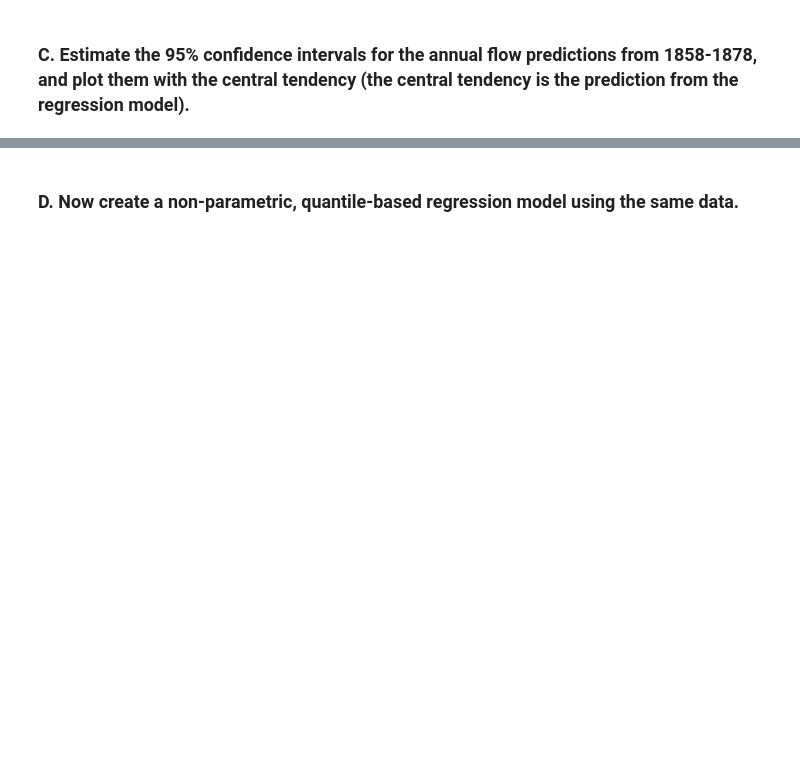
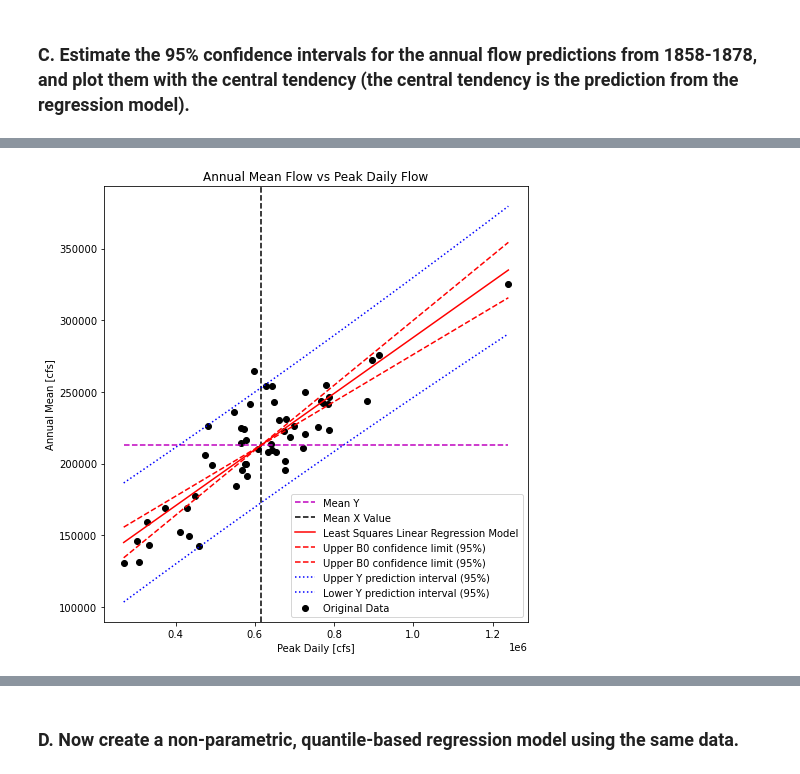
Before and after one commit to egagli/cewa565, a Jupyter notebook: homework/4/hw4.ipynb, the cells around one changed output, grey strips where cells are left out. Cells and saved outputs as stored; diff of their text form; code cells hidden in the pictures; blank space fills up the shorter version.

```diff
--- a/homework/4/hw4.ipynb
+++ b/homework/4/hw4.ipynb
@@ -19,0 +71,4 @@ a
+# %%
+# set x and y so we can use template code from the lab
+x = dalles_flow['Peak Daily (cfs)']
+y = dalles_flow['Annual Mean (cfs)']
@@ -19,0 +138,33 @@ a
+# %%
+# plot prediction interval
+fig, ax = plt.subplots(nrows=1, ncols=1, figsize=(7,7), tight_layout=True)
+
+# Scatterplot of original data
+ax.scatter(x, y, c='k', label='Original Data')
+
+# Plot the mean line, we only need two points to define a line, use xmin and xmax
+ax.plot([x.min(), x.max()], [y.mean(), y.mean()] , '--m', label='Mean Y')
+
+# Plot the mean x line
+plt.axvline(x.mean(),c='k', linestyle='--', label='Mean X Value')
+
+# Plot the linear regression model
+ax.plot([x.min(), x.max()], [B0 + B1*x.min(), B0 + B1*x.max()], '-r', label='Least Squares Linear Regression Model')
+
+# Plot the upper and lower confidence limits for the standard error of the gradient (slope)
+ax.plot([x.min(), x.max()], [B0_upper + B1_upper*x.min(), B0_upper + B1_upper*x.max()] , '--r', label='Upper B0 confidence limit (95%)')
+ax.plot([x.min(), x.max()], [B0_lower + B1_lower*x.min(), B0_lower + B1_lower*x.max()] , '--r', label='Upper B0 confidence limit (95%)')
+
+# Plot confidence limits on our predicted Y values
+ax.plot(p_x, p_y_upper, ':b', label='Upper Y prediction interval (95%)')
+ax.plot(p_x, p_y_lower, ':b', label='Lower Y prediction interval (95%)')
+
+# Add legend
+plt.legend(loc='lower right');
+
+# Add axes labels and title
+ax.set_title('Annual Mean Flow vs Peak Daily Flow')
+ax.set_ylabel('Annual Mean [cfs]')
+ax.set_xlabel('Peak Daily [cfs]');
+# %% [output]
+[figure, added]
```
Also changed, not shown: parts of 47 cells of this notebook.
